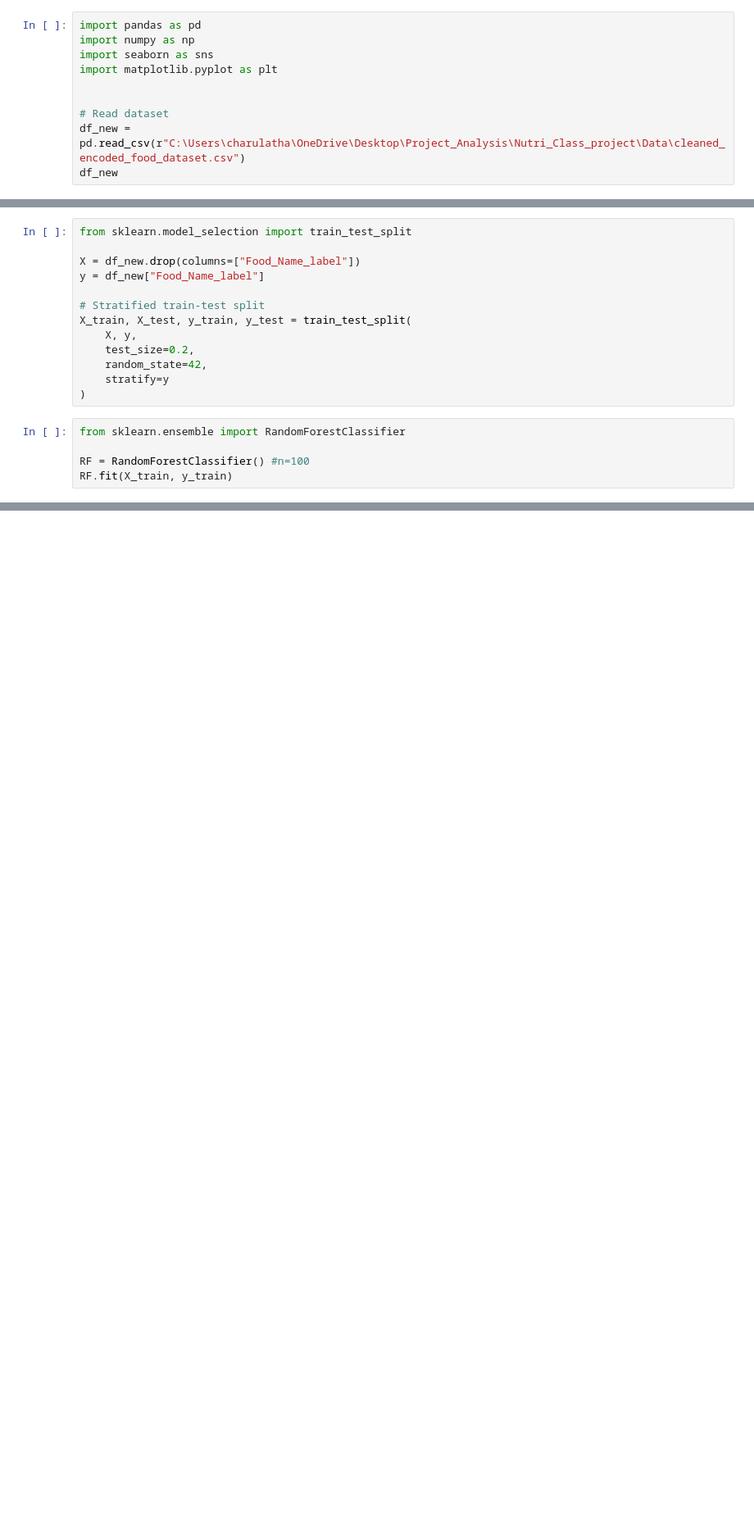
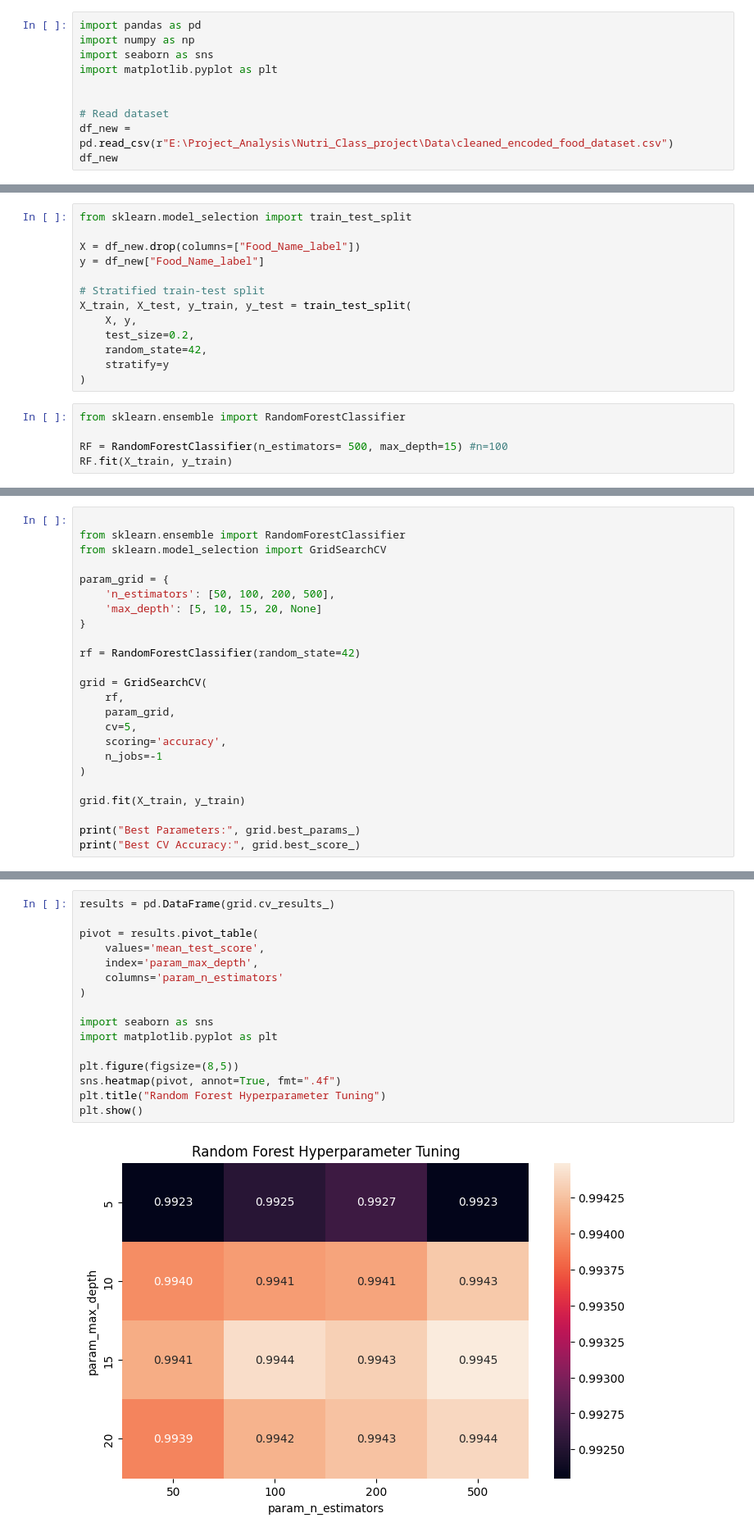
Before and after one commit to charulatham07-code/Mini-Project-3, a Jupyter notebook: Model/Random_Forest.ipynb, the cells around one changed output, grey strips where cells are left out. Shown at 82% size. Saved outputs shown, nothing was run; the diff lists cells and outputs as text; blank space fills up the shorter version.

```diff
--- a/Model/Random_Forest.ipynb
+++ b/Model/Random_Forest.ipynb
@@ -6,7 +6,7 @@ import matplotlib.pyplot as plt
 
 
 # Read dataset
-df_new = pd.read_csv(r"C:\Users\charulatha\OneDrive\Desktop\Project_Analysis\Nutri_Class_project\Data\cleaned_encoded_food_dataset.csv")
+df_new = pd.read_csv(r"E:\Project_Analysis\Nutri_Class_project\Data\cleaned_encoded_food_dataset.csv")
 df_new
 # %% [output]
 |  | Calories | Protein | Fat | Carbs | Sugar | Fiber | Sodium | Cholesterol | Glycemic_Index | ... |
@@ -49,6 +49,6 @@ X_train, X_test, y_train, y_test = train_test_split(
 # %%
 from sklearn.ensemble import RandomForestClassifier
 
-RF = RandomForestClassifier() #n=100
+RF = RandomForestClassifier(n_estimators= 500, max_depth=15) #n=100
 RF.fit(X_train, y_train)
 # %% [output]
@@ -118,0 +119,24 @@ plt.show()
+# %%
+
+from sklearn.ensemble import RandomForestClassifier
+from sklearn.model_selection import GridSearchCV
+
+param_grid = {
+    'n_estimators': [50, 100, 200, 500],
+    'max_depth': [5, 10, 15, 20, None]
+}
+
+rf = RandomForestClassifier(random_state=42)
+
+grid = GridSearchCV(
+    rf,
+    param_grid,
+    cv=5,
+    scoring='accuracy',
+    n_jobs=-1
+)
+
+grid.fit(X_train, y_train)
+
+print("Best Parameters:", grid.best_params_)
+print("Best CV Accuracy:", grid.best_score_)
@@ -118,0 +146,18 @@ plt.show()
+# %%
+results = pd.DataFrame(grid.cv_results_)
+
+pivot = results.pivot_table(
+    values='mean_test_score',
+    index='param_max_depth',
+    columns='param_n_estimators'
+)
+
+import seaborn as sns
+import matplotlib.pyplot as plt
+
+plt.figure(figsize=(8,5))
+sns.heatmap(pivot, annot=True, fmt=".4f")
+plt.title("Random Forest Hyperparameter Tuning")
+plt.show()
+# %% [output]
+[figure, added]
```
Also changed, not shown: parts of 4 cells of this notebook, 16 other files.
